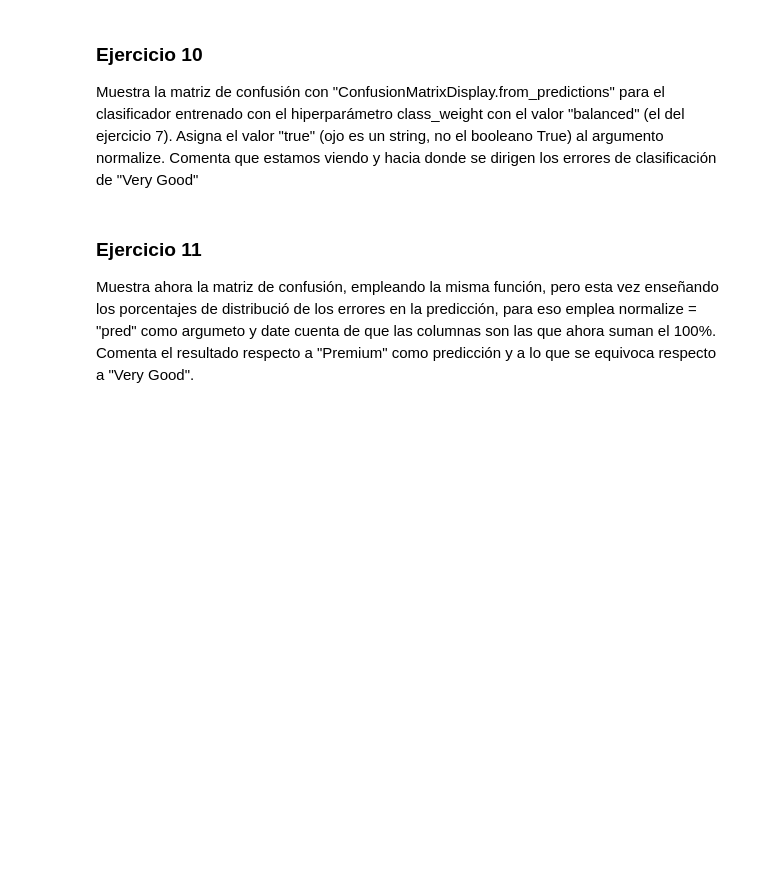
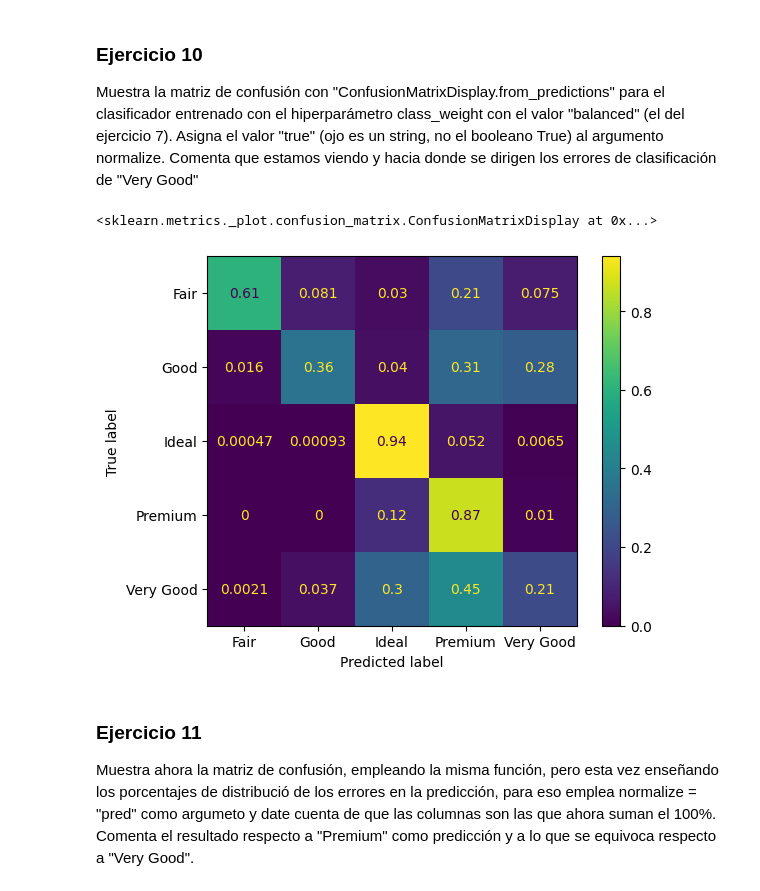
Before and after one commit to guicnw/ONLINE_DS_THEBRIDGE_GUILLERMO, a Jupyter notebook: Sprint_12/Sprint_12_Unidad_1/Ejercicios_Workout/14_Ejercicios_Etapas_Adicionales.ipynb, the cells around one changed output. Cells and saved outputs as stored; diff of their text form; code cells hidden in the pictures; blank space fills up the shorter version.

```diff
--- a/Sprint_12/Sprint_12_Unidad_1/Ejercicios_Workout/14_Ejercicios_Etapas_Adicionales.ipynb
+++ b/Sprint_12/Sprint_12_Unidad_1/Ejercicios_Workout/14_Ejercicios_Etapas_Adicionales.ipynb
@@ -227,3 +227,8 @@ weighted avg       0.66      0.69      0.63     10788
 ### Ejercicio 10
 
 Muestra la matriz de confusión con "ConfusionMatrixDisplay.from_predictions" para el clasificador entrenado con el hiperparámetro class_weight con el valor "balanced" (el del ejercicio 7). Asigna el valor "true" (ojo es un string, no el booleano True) al argumento normalize. Comenta que estamos viendo y hacia donde se dirigen los errores de clasificación de "Very Good"
+# %%
+ConfusionMatrixDisplay.from_predictions(y_test,rf_cwei_predict,normalize="true")
+# %% [output]
+<sklearn.metrics._plot.confusion_matrix.ConfusionMatrixDisplay at 0x...>
+[figure, added]
```
Also changed, not shown: parts of 13 cells of this notebook.
